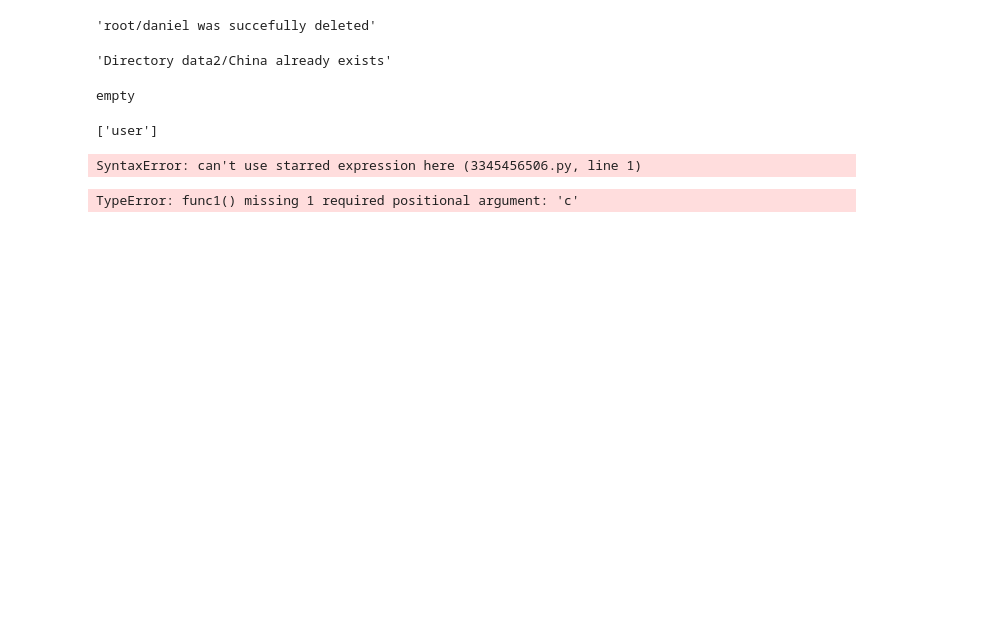
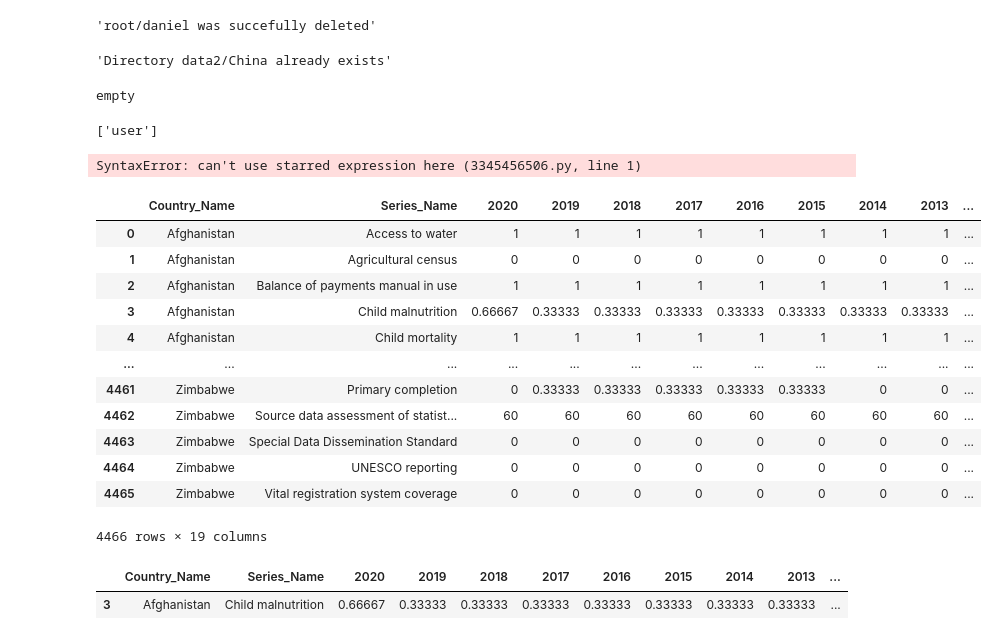
Before and after one commit to DanielDaCosta/distributed-file-system, a Jupyter notebook: tools.ipynb, the cells around one changed output. Drawn from its saved outputs; the diff is of its cells as text; code cells hidden in the pictures; blank space fills up the shorter version.

```diff
--- a/tools.ipynb
+++ b/tools.ipynb
@@ -120,7 +120,3 @@ functions[function_name](*params)
 SyntaxError: can't use starred expression here (3345456506.py, line 1)
 # %%
 args = (2,3)
-# %%
-func1(*args)
-# %% [output]
-TypeError: func1() missing 1 required positional argument: 'c'
@@ -126,0 +125,42 @@ TypeError: func1() missing 1 required positional argument: 'c'
+# %%
+df = pd.read_csv("datasets/Data_Extract_From_Statistical_Capacity_Indicators/42377300-c075-4554-a55f-41cd64c79126_Data.csv")
+# %%
+# function to get year columns
+def is_year (c):
+    return any(char.isdigit() for char in c)
+
+# change columns names
+new_columns = list()
+columns = df.columns
+for c in columns:
+    if is_year(c):
+        new_columns.append(c[:4])
+    else:
+        new_columns.append(c.replace(" ","_"))
+
+# change column names in dataframe
+df.columns = new_columns
+# %%
+df = df.drop(columns=['Country_Code', 'Series_Code'], axis=1)
+# %%
+df
+# %% [output]
+|  | Country_Name | Series_Name | 2020 | 2019 | 2018 | 2017 | 2016 | 2015 | 2014 | 2013 | ... |
+| 0 | Afghanistan | Access to water | 1 | 1 | 1 | 1 | 1 | 1 | 1 | 1 | ... |
+| 1 | Afghanistan | Agricultural census | 0 | 0 | 0 | 0 | 0 | 0 | 0 | 0 | ... |
+| 2 | Afghanistan | Balance of payments manual in use | 1 | 1 | 1 | 1 | 1 | 1 | 1 | 1 | ... |
+| 3 | Afghanistan | Child malnutrition | 0.66667 | 0.33333 | 0.33333 | 0.33333 | 0.33333 | 0.33333 | 0.33333 | 0.33333 | ... |
+| 4 | Afghanistan | Child mortality | 1 | 1 | 1 | 1 | 1 | 1 | 1 | 1 | ... |
+| ... | ... | ... | ... | ... | ... | ... | ... | ... | ... | ... | ... |
+| 4461 | Zimbabwe | Primary completion | 0 | 0.33333 | 0.33333 | 0.33333 | 0.33333 | 0.33333 | 0 | 0 | ... |
+| 4462 | Zimbabwe | Source data assessment of statist... | 60 | 60 | 60 | 60 | 60 | 60 | 60 | 60 | ... |
+| 4463 | Zimbabwe | Special Data Dissemination Standard | 0 | 0 | 0 | 0 | 0 | 0 | 0 | 0 | ... |
+| 4464 | Zimbabwe | UNESCO reporting | 0 | 0 | 0 | 0 | 0 | 0 | 0 | 0 | ... |
+| 4465 | Zimbabwe | Vital registration system coverage | 0 | 0 | 0 | 0 | 0 | 0 | 0 | 0 | ... |
+4466 rows × 19 columns
+# %%
+df.loc[
+    (df['Country_Name'] == 'Afghanistan') & (df['Series_Name'] == 'Child malnutrition')]
+# %% [output]
+|  | Country_Name | Series_Name | 2020 | 2019 | 2018 | 2017 | 2016 | 2015 | 2014 | 2013 | ... |
+| 3 | Afghanistan | Child malnutrition | 0.66667 | 0.33333 | 0.33333 | 0.33333 | 0.33333 | 0.33333 | 0.33333 | 0.33333 | ... |
```
Also changed, not shown: parts of 12 cells of this notebook, 11 other files.
